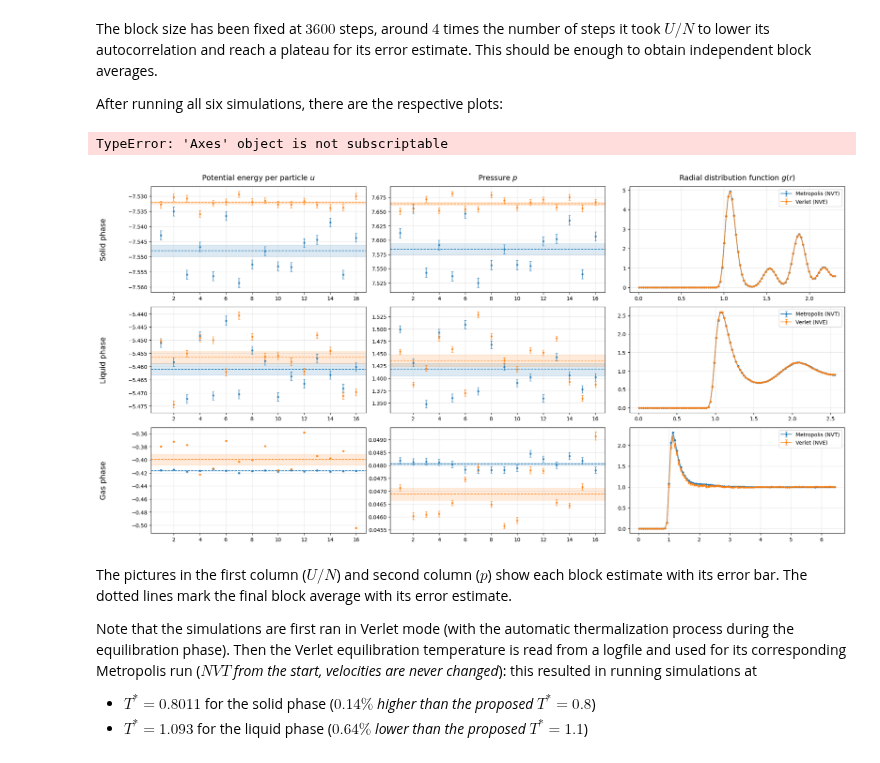
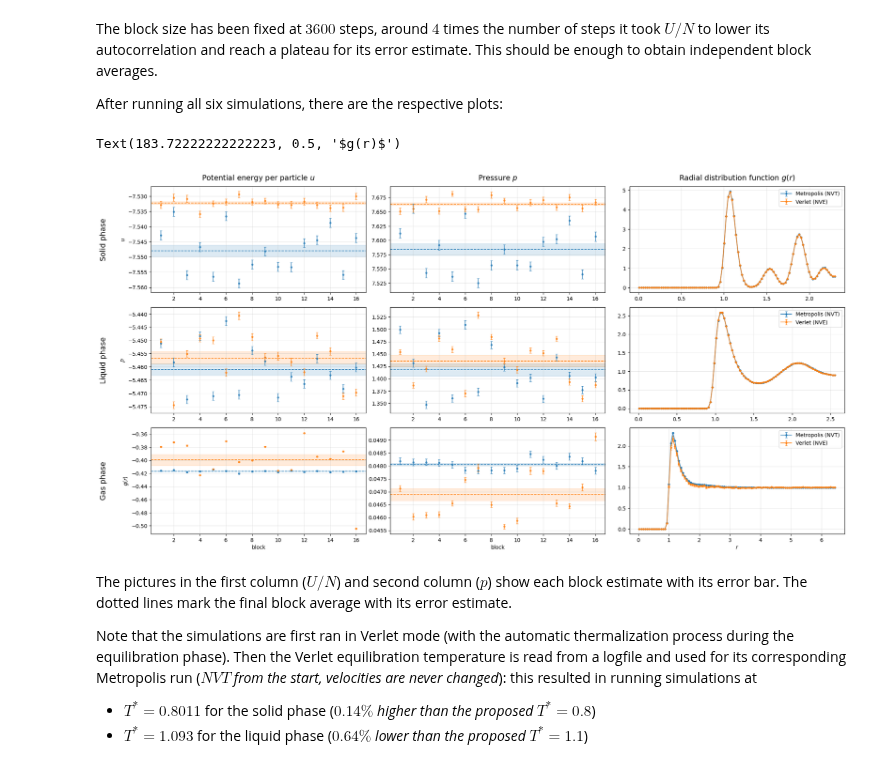
Before and after one commit to daaario/numerical_simulation_laboratory, a Jupyter notebook: 07_lj_autocorrelations_and_radial_distrib.ipynb, the cells around one changed output. Drawn from its saved outputs; the diff is of its cells as text; code cells hidden in the pictures.

Commit message:
Small corrections to exercise 7's graph labels.

```diff
--- a/07_lj_autocorrelations_and_radial_distrib.ipynb
+++ b/07_lj_autocorrelations_and_radial_distrib.ipynb
@@ -405,41 +405,41 @@ for phase_id, phase in enumerate(PHASES):
                         color=c, alpha=0.7, label=label)
             ax.axhline(avg, color=c, ls="--", lw=1.2)
             ax.axhspan(avg - avg_err, avg + avg_err, color=c, alpha=0.15)
 
         r_max = read_box_dim(f"{d}/logfile.log") / 2
         g = pd.read_csv(f"{d}/gofr_global.csv")
         n = len(g)
         r = (np.arange(n) + 0.5) * (r_max / n)
         ax_g.errorbar(r, g["GLOBAL_AV"], yerr=g["ERROR"], fmt=".-",
                       capsize=2, color=c, label=label, alpha=0.8)
 
     for ax in (ax_u, ax_p, ax_g):
         ax.grid(alpha=0.3)
     ax_g.legend()
 
 col_labels = [f"Potential energy per particle $u$", f"Pressure $p$", f"Radial distribution function $g(r)$"]
 row_labels = ["Solid phase", "Liquid phase", "Gas phase"]
 fig.tight_layout(rect=(0.04, 0, 1, 0.97))
 
 for ax, label in zip(axs[0], col_labels):
     ax.annotate(label, xy=(0.5, 1), xytext=(0, 12),
                 xycoords='axes fraction', textcoords='offset points',
                 ha='center', va='baseline', fontsize=14)
 
 for ax, label in zip(axs[:, 0], row_labels):
     pos = ax.get_position()
     fig.text(0.015, (pos.y0 + pos.y1) / 2, label,
              rotation=90, ha='center', va='center', fontsize=14)
 
-ax[2][0].set_xlabel("block")
-ax[2][1].set_xlabel("block")
-ax[2][2].set_xlabel(f"$r^*$")
-ax[0][0].set_ylabel(f"$u$")
-ax[0][0].set_ylabel(f"$p$")
-ax[0][0].set_ylabel(f"$g(r)$")
+axs[2][0].set_xlabel("block")
+axs[2][1].set_xlabel("block")
+axs[2][2].set_xlabel(f"$r$")
+axs[0][0].set_ylabel(f"$u$")
+axs[1][0].set_ylabel(f"$p$")
+axs[2][0].set_ylabel(f"$g(r)$")
 # %% [output]
-TypeError: 'Axes' object is not subscriptable
+Text(183.72222222222223, 0.5, '$g(r)$')
-[figure, old version]
+[figure, new version]
 # %% [markdown]
 The pictures in the first column ($U/N$) and second column ($p$) show each block estimate with its error bar. The dotted lines mark the final block average with its error estimate.
 
```
